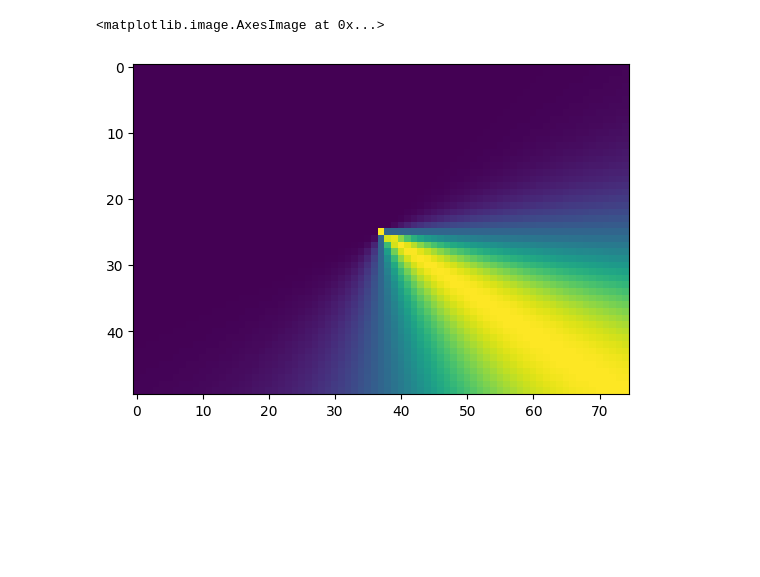
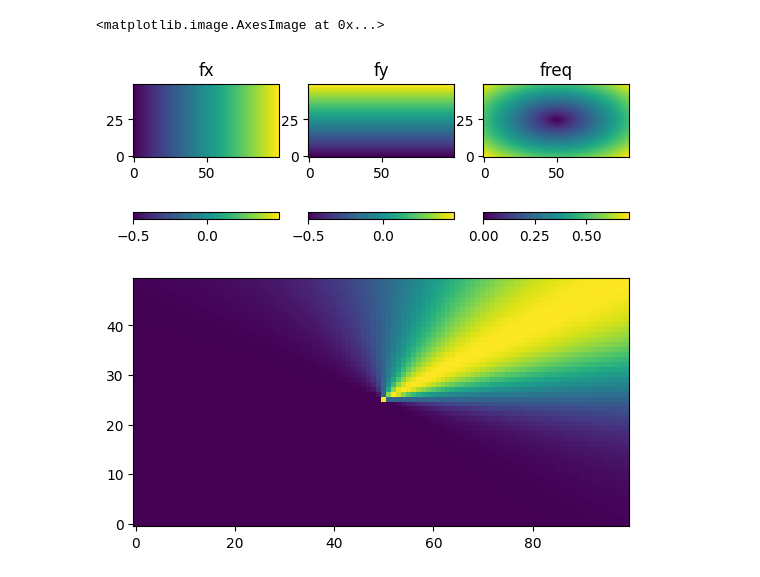
Before and after one commit to tom-a-horrocks/ppdenoise, a Jupyter notebook: test.ipynb, the cells around one changed output. Drawn from its saved outputs; the diff is of its cells as text; code cells hidden in the pictures; blank space fills up the shorter version.

```diff
--- a/test.ipynb
+++ b/test.ipynb
@@ -8,14 +10,27 @@ from ppdenoise.ppdenoise import _gaussian_angular_filter, _filter_grids, _grid_a
 # %%
-rows, cols = 50, 75
+rows, cols = 50, 100
 angle_rad = 45 * pi / 180
 thetaSigma = pi / 6
 
 freq, fx, fy = _filter_grids(rows, cols)
+
+fig, axes = plt.subplots(1, 3)
+cax = axes[0].imshow(fftshift(fx), origin='lower')
+axes[0].set_title('fx')
+fig.colorbar(cax, orientation='horizontal')
+cax = axes[1].imshow(fftshift(fy), origin='lower')
+axes[1].set_title('fy')
+fig.colorbar(cax, orientation='horizontal')
+cax = axes[2].imshow(fftshift(freq), origin='lower')
+axes[2].set_title('freq')
+fig.colorbar(cax, orientation='horizontal')
+
 sintheta, costheta = _grid_angles(freq, fx, fy)
 angle_filter = _gaussian_angular_filter(angle_rad, thetaSigma, sintheta, costheta)
 
 fig, ax = plt.subplots()
-ax.imshow(fftshift(angle_filter))
+ax.imshow(fftshift(angle_filter), origin='lower')
 # %% [output]
 <matplotlib.image.AxesImage at 0x...>
-[figure, old version]
+[figure, new version]
+[figure, added]
```
Also changed, not shown: parts of 5 cells of this notebook, 1 other file.
